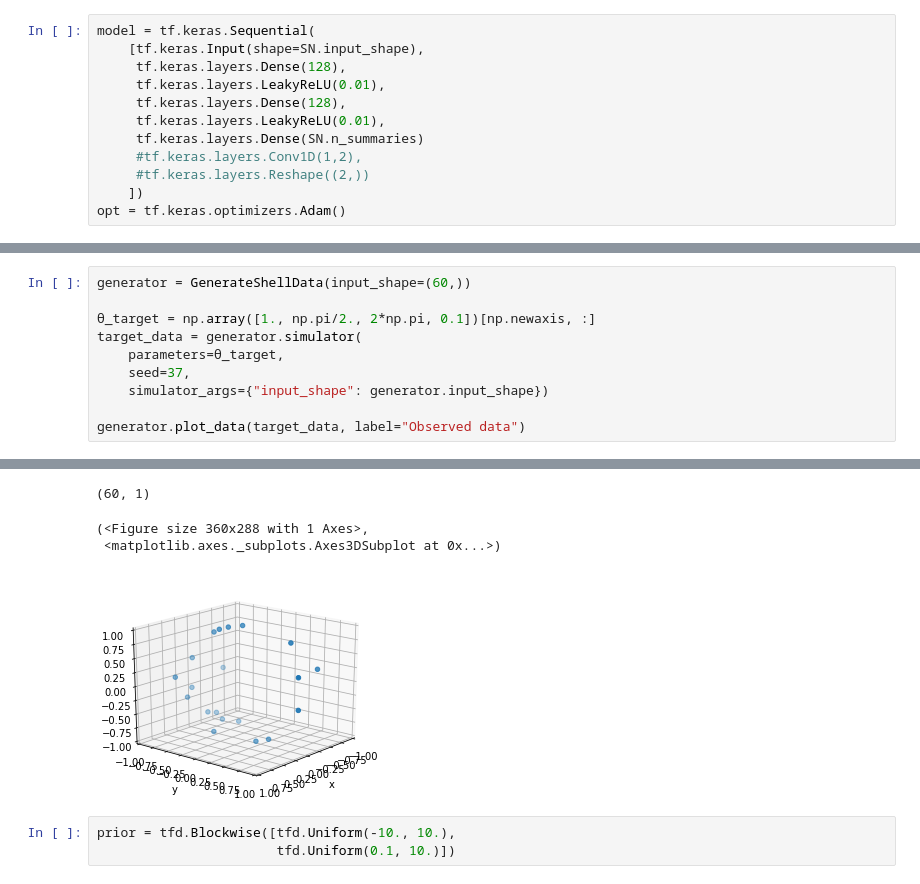
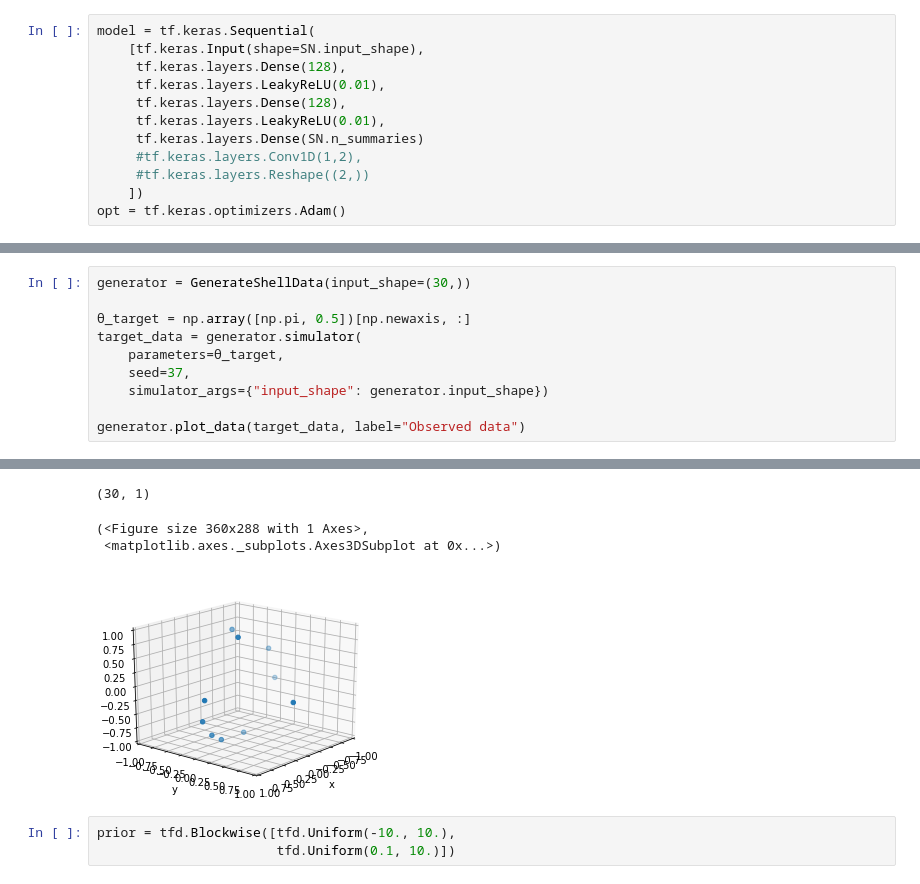
Before and after one commit to tlmakinen/imnn, a Jupyter notebook: IMNN_shell.ipynb, the cells around one changed output, grey strips where cells are left out. Drawn from its saved outputs; the diff is of its cells as text.

```diff
--- a/IMNN_shell.ipynb
+++ b/IMNN_shell.ipynb
@@ -496,7 +462,7 @@ ValueError: ignored
 # %%
-generator = GenerateShellData(input_shape=(60,))
+generator = GenerateShellData(input_shape=(30,))
 
-θ_target = np.array([1., np.pi/2., 2*np.pi, 0.1])[np.newaxis, :]
+θ_target = np.array([np.pi, 0.5])[np.newaxis, :]
 target_data = generator.simulator(
     parameters=θ_target,
     seed=37,
@@ -508,7 +474,7 @@ WARNING:matplotlib.legend:No handles with labels found to put in legend.
-(60, 1)
+(30, 1)
 (<Figure size 360x288 with 1 Axes>,
  <matplotlib.axes._subplots.Axes3DSubplot at 0x...>)
-[figure, old version]
+[figure, new version]
 # %%
 prior = tfd.Blockwise([tfd.Uniform(-10., 10.),
                        tfd.Uniform(0.1, 10.)])
```
Also changed, not shown: parts of 30 cells of this notebook, 1 other file.
